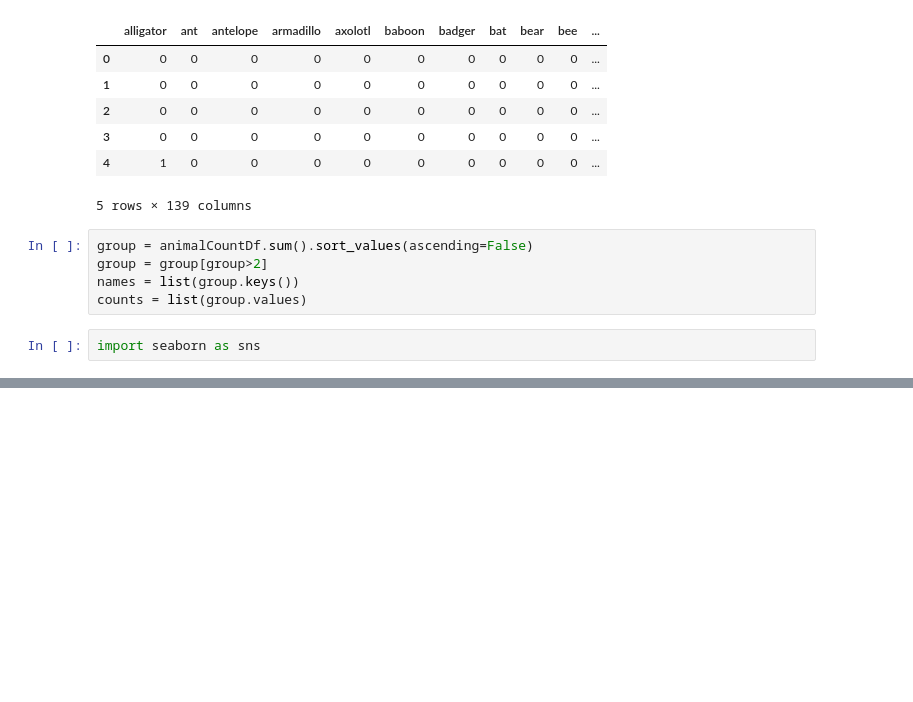
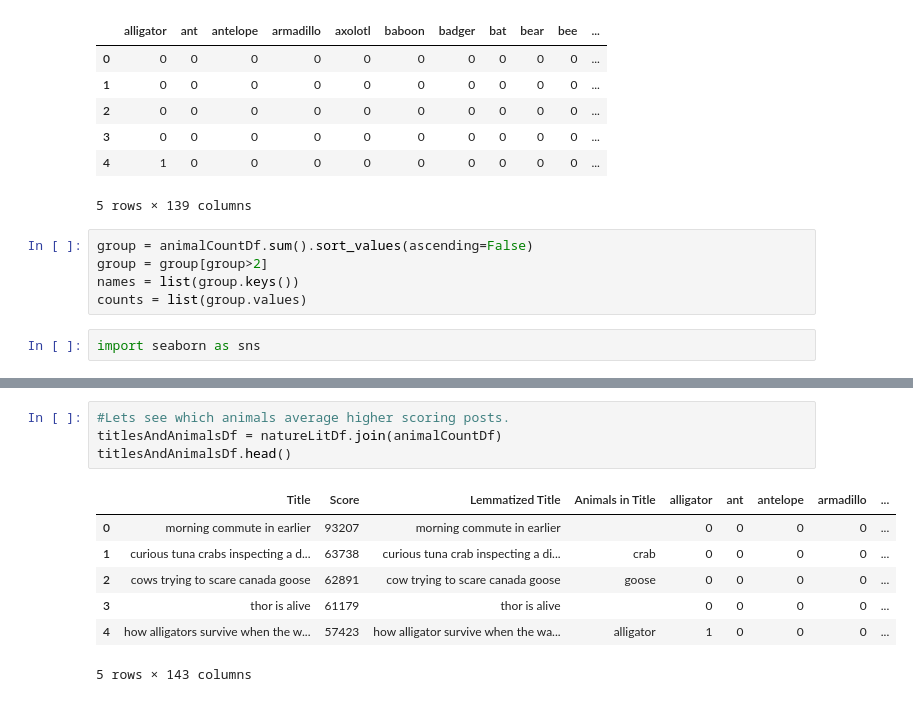
Before and after one commit to jayleww/SubReds, a Jupyter notebook: Subreddit Title Investigation.ipynb, the cells around one changed output, grey strips where cells are left out. Cells and saved outputs as stored; diff of their text form; blank space fills up the shorter version.

```diff
--- a/Subreddit Title Investigation.ipynb
+++ b/Subreddit Title Investigation.ipynb
@@ -106,0 +107,12 @@ plt.title('Animal Occurances in Top 1000 Posts - NatureIs...Lit')
+# %%
+#Lets see which animals average higher scoring posts.
+titlesAndAnimalsDf = natureLitDf.join(animalCountDf)
+titlesAndAnimalsDf.head()
+# %% [output]
+|  | Title | Score | Lemmatized Title | Animals in Title | alligator | ant | antelope | armadillo | ... |
+| 0 | morning commute in earlier | 93207 | morning commute in earlier |  | 0 | 0 | 0 | 0 | ... |
+| 1 | curious tuna crabs inspecting a d... | 63738 | curious tuna crab inspecting a di... | crab | 0 | 0 | 0 | 0 | ... |
+| 2 | cows trying to scare canada goose | 62891 | cow trying to scare canada goose | goose | 0 | 0 | 0 | 0 | ... |
+| 3 | thor is alive | 61179 | thor is alive |  | 0 | 0 | 0 | 0 | ... |
+| 4 | how alligators survive when the w... | 57423 | how alligator survive when the wa... | alligator | 1 | 0 | 0 | 0 | ... |
+5 rows × 143 columns
```
Also changed, not shown: parts of 5 cells of this notebook.
